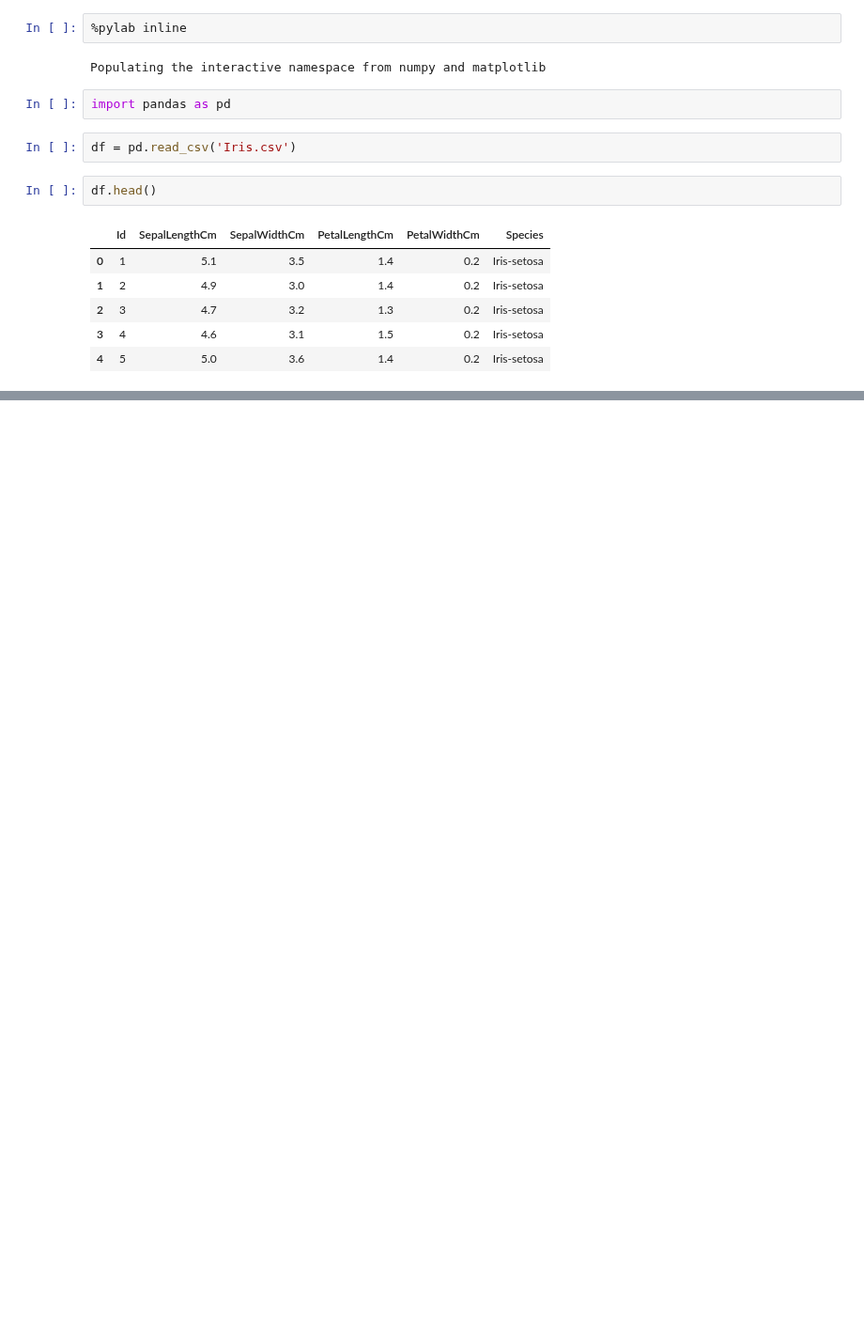
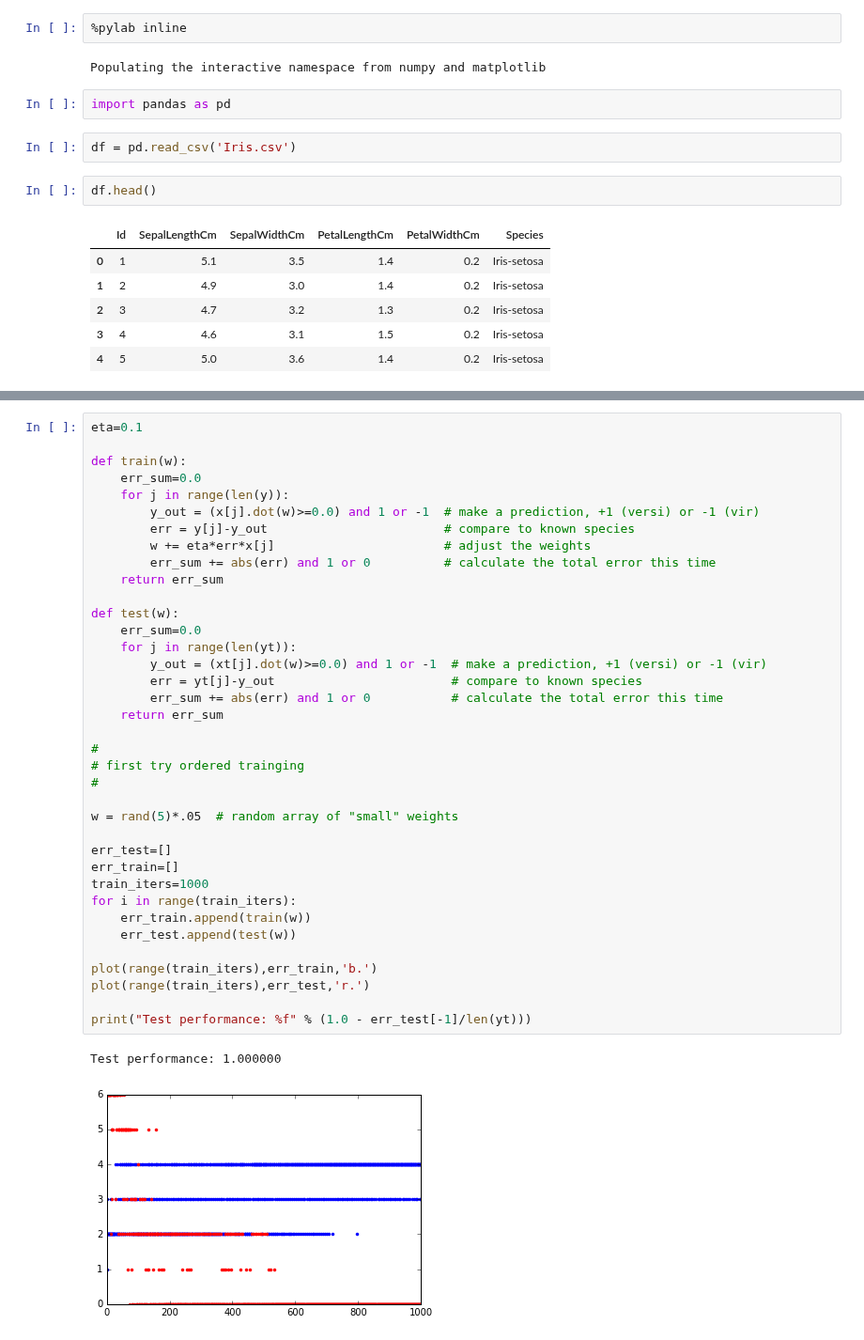
Before and after one commit to sspickle/sci-comp-notebooks, a Jupyter notebook: P12-MachineLearning.ipynb, the cells around one changed output, grey strips where cells are left out. Shown at 94% size. Drawn from its saved outputs; the diff is of its cells as text; blank space fills up the shorter version.

```diff
--- a/P12-MachineLearning.ipynb
+++ b/P12-MachineLearning.ipynb
@@ -27,0 +74,40 @@ df.plot.scatter('PetalLengthCm','PetalWidthCm',c=df['Species'].apply(lambda x: c
+# %%
+eta=0.1
+
+def train(w):
+    err_sum=0.0
+    for j in range(len(y)):
+        y_out = (x[j].dot(w)>=0.0) and 1 or -1  # make a prediction, +1 (versi) or -1 (vir)
+        err = y[j]-y_out                        # compare to known species
+        w += eta*err*x[j]                       # adjust the weights
+        err_sum += abs(err) and 1 or 0          # calculate the total error this time
+    return err_sum
+
+def test(w):
+    err_sum=0.0
+    for j in range(len(yt)):
+        y_out = (xt[j].dot(w)>=0.0) and 1 or -1  # make a prediction, +1 (versi) or -1 (vir)
+        err = yt[j]-y_out                        # compare to known species
+        err_sum += abs(err) and 1 or 0           # calculate the total error this time
+    return err_sum
+
+#
+# first try ordered trainging
+#
+
+w = rand(5)*.05  # random array of "small" weights
+
+err_test=[]
+err_train=[]
+train_iters=1000
+for i in range(train_iters):
+    err_train.append(train(w))
+    err_test.append(test(w))
+
+plot(range(train_iters),err_train,'b.')
+plot(range(train_iters),err_test,'r.')
+
+print("Test performance: %f" % (1.0 - err_test[-1]/len(yt)))
+# %% [output]
+Test performance: 1.000000
+[figure, added]
```
Also changed, not shown: parts of 7 cells of this notebook.
